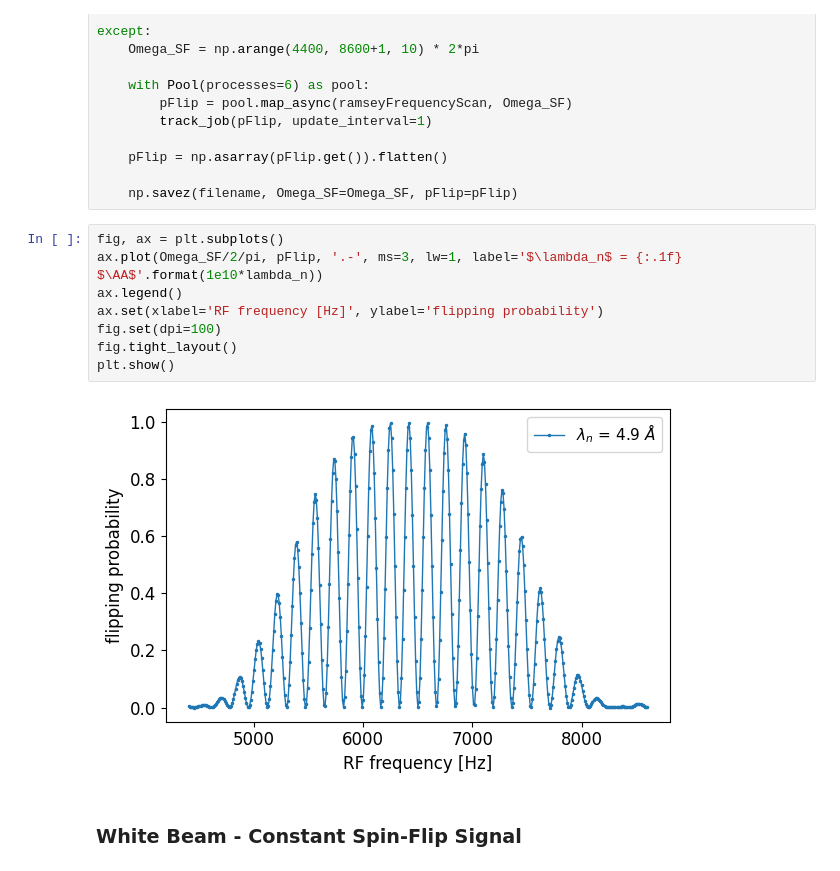
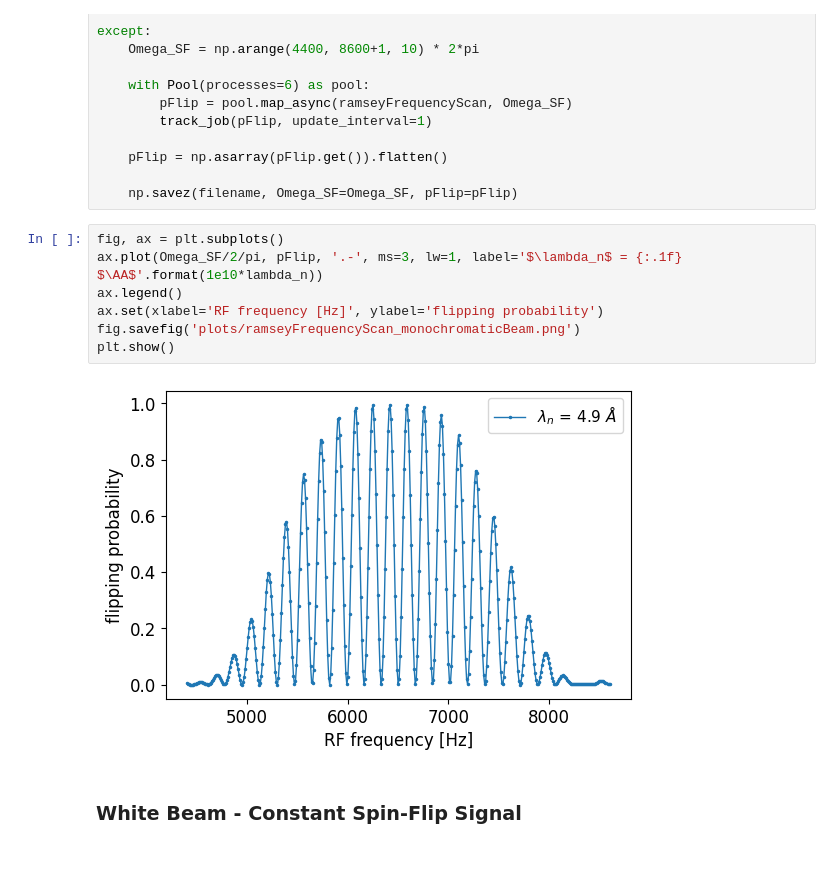
Before and after one commit to ivoschulthess/axionSim, a Jupyter notebook: matrixSimulation.ipynb, the cells around one changed output. Drawn from its saved outputs; the diff is of its cells as text.

Commit message:
added plots

```diff
--- a/matrixSimulation.ipynb
+++ b/matrixSimulation.ipynb
@@ -143,13 +144,12 @@ except:
 # %%
 fig, ax = plt.subplots()
 ax.plot(Omega_SF/2/pi, pFlip, '.-', ms=3, lw=1, label='$\lambda_n$ = {:.1f} $\AA$'.format(1e10*lambda_n))
 ax.legend()
 ax.set(xlabel='RF frequency [Hz]', ylabel='flipping probability')
-fig.set(dpi=100)
-fig.tight_layout()
+fig.savefig('plots/ramseyFrequencyScan_monochromaticBeam.png')
 plt.show()
 # %% [output]
-[figure, old version]
+[figure, new version]
 # %% [markdown]
 ### White Beam - Constant Spin-Flip Signal
 # %%
```
Also changed, not shown: parts of 7 cells of this notebook, 7 other files.
